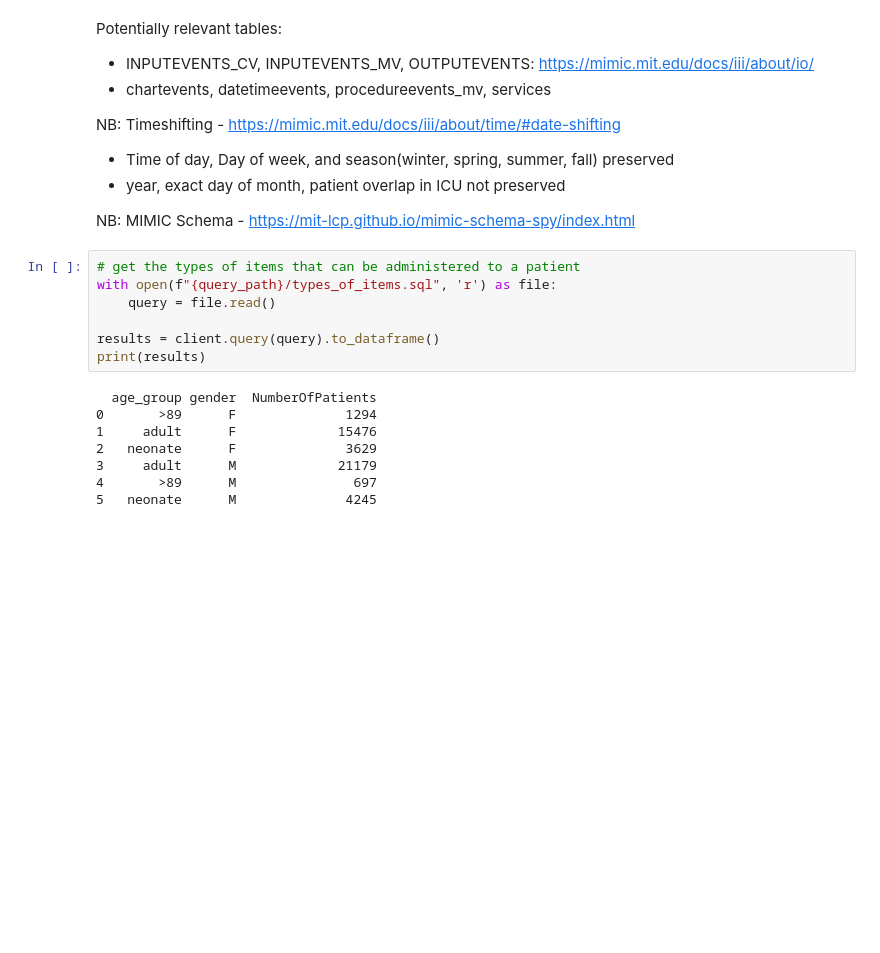
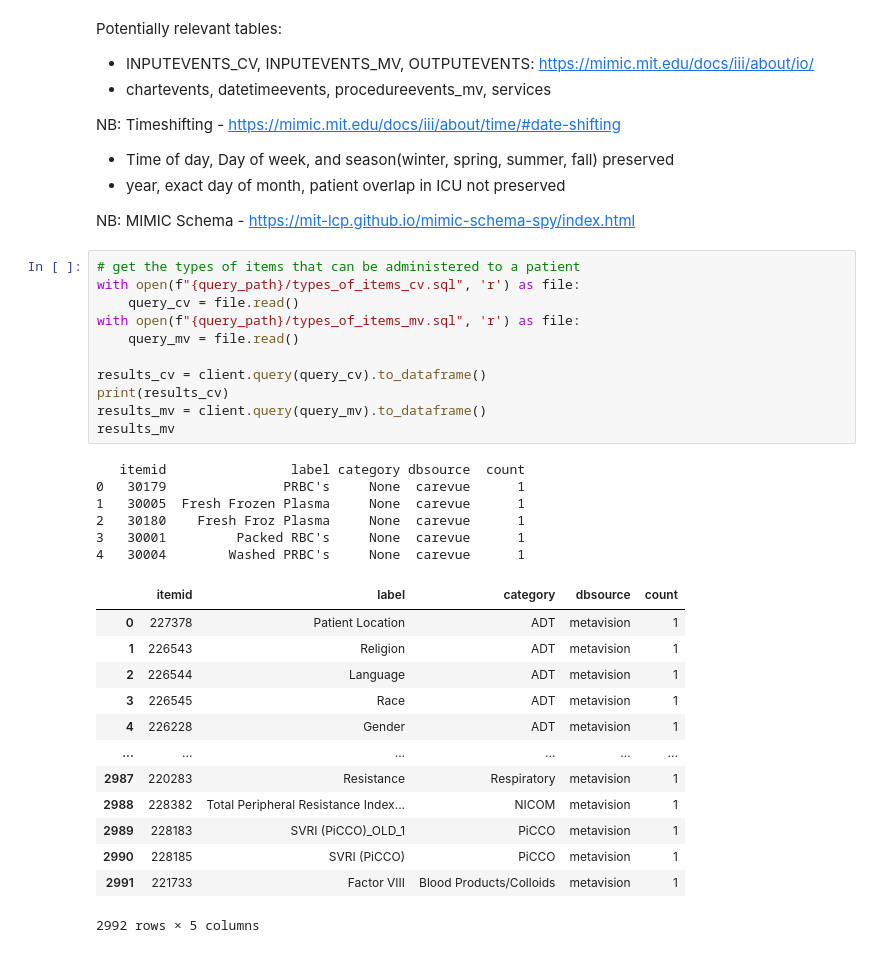
Before and after one commit to kmorhun/tranfusion-reactions, a Jupyter notebook: exploratory_data_analysis/eda_kat.ipynb, the cells around one changed output. Saved outputs shown, nothing was run; the diff lists cells and outputs as text; blank space fills up the shorter version.

```diff
--- a/exploratory_data_analysis/eda_kat.ipynb
+++ b/exploratory_data_analysis/eda_kat.ipynb
@@ -29,16 +56,32 @@ NB: Timeshifting - https://mimic.mit.edu/docs/iii/about/time/#date-shifting
 NB: MIMIC Schema - https://mit-lcp.github.io/mimic-schema-spy/index.html
 # %%
 # get the types of items that can be administered to a patient
-with open(f"{query_path}/types_of_items.sql", 'r') as file:
-    query = file.read()
+with open(f"{query_path}/types_of_items_cv.sql", 'r') as file:
+    query_cv = file.read()
+with open(f"{query_path}/types_of_items_mv.sql", 'r') as file:
+    query_mv = file.read()
 
-results = client.query(query).to_dataframe()
-print(results)
+results_cv = client.query(query_cv).to_dataframe()
+print(results_cv)
+results_mv = client.query(query_mv).to_dataframe()
+results_mv
 # %% [output]
-  age_group gender  NumberOfPatients
-0       >89      F              1294
-1     adult      F             15476
-2   neonate      F              3629
-3     adult      M             21179
-4       >89      M               697
-5   neonate      M              4245
+   itemid                label category dbsource  count
+0   30179               PRBC's     None  carevue      1
+1   30005  Fresh Frozen Plasma     None  carevue      1
+2   30180    Fresh Froz Plasma     None  carevue      1
+3   30001         Packed RBC's     None  carevue      1
+4   30004        Washed PRBC's     None  carevue      1
+|  | itemid | label | category | dbsource | count |
+| 0 | 227378 | Patient Location | ADT | metavision | 1 |
+| 1 | 226543 | Religion | ADT | metavision | 1 |
+| 2 | 226544 | Language | ADT | metavision | 1 |
+| 3 | 226545 | Race | ADT | metavision | 1 |
+| 4 | 226228 | Gender | ADT | metavision | 1 |
+| ... | ... | ... | ... | ... | ... |
+| 2987 | 220283 | Resistance | Respiratory | metavision | 1 |
+| 2988 | 228382 | Total Peripheral Resistance Index... | NICOM | metavision | 1 |
+| 2989 | 228183 | SVRI (PiCCO)_OLD_1 | PiCCO | metavision | 1 |
+| 2990 | 228185 | SVRI (PiCCO) | PiCCO | metavision | 1 |
+| 2991 | 221733 | Factor VIII | Blood Products/Colloids | metavision | 1 |
+2992 rows × 5 columns
```
Also changed, not shown: parts of 4 cells of this notebook, 6 other files.
